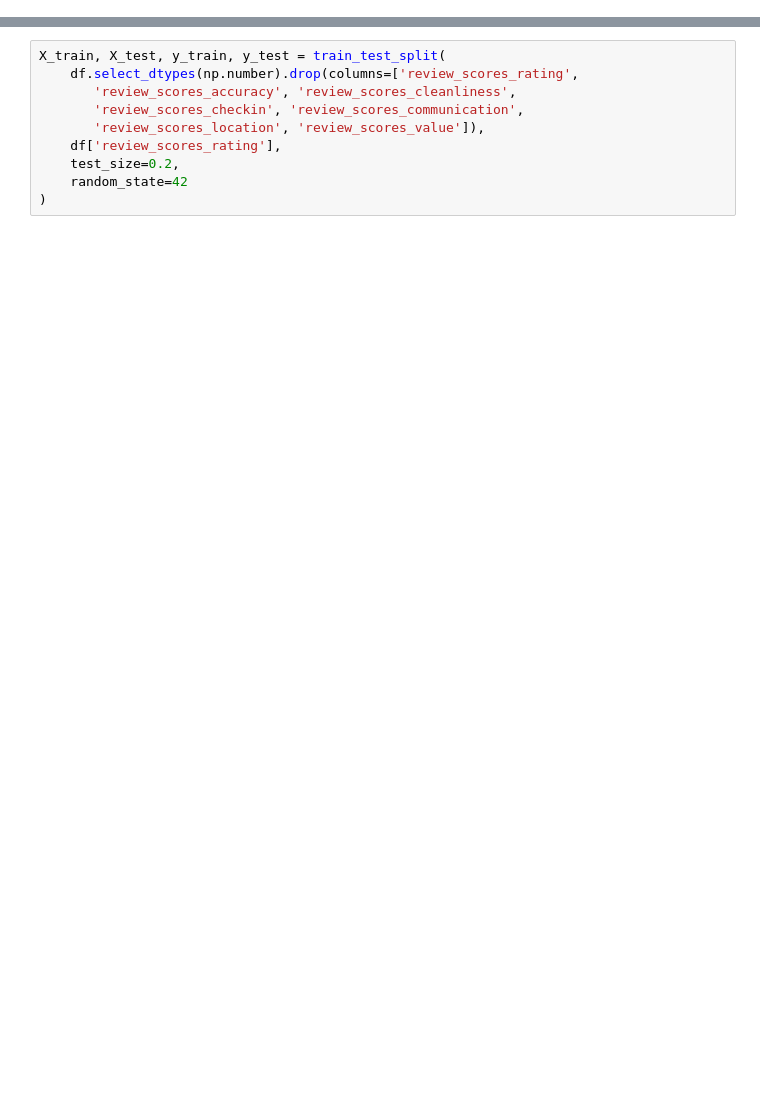
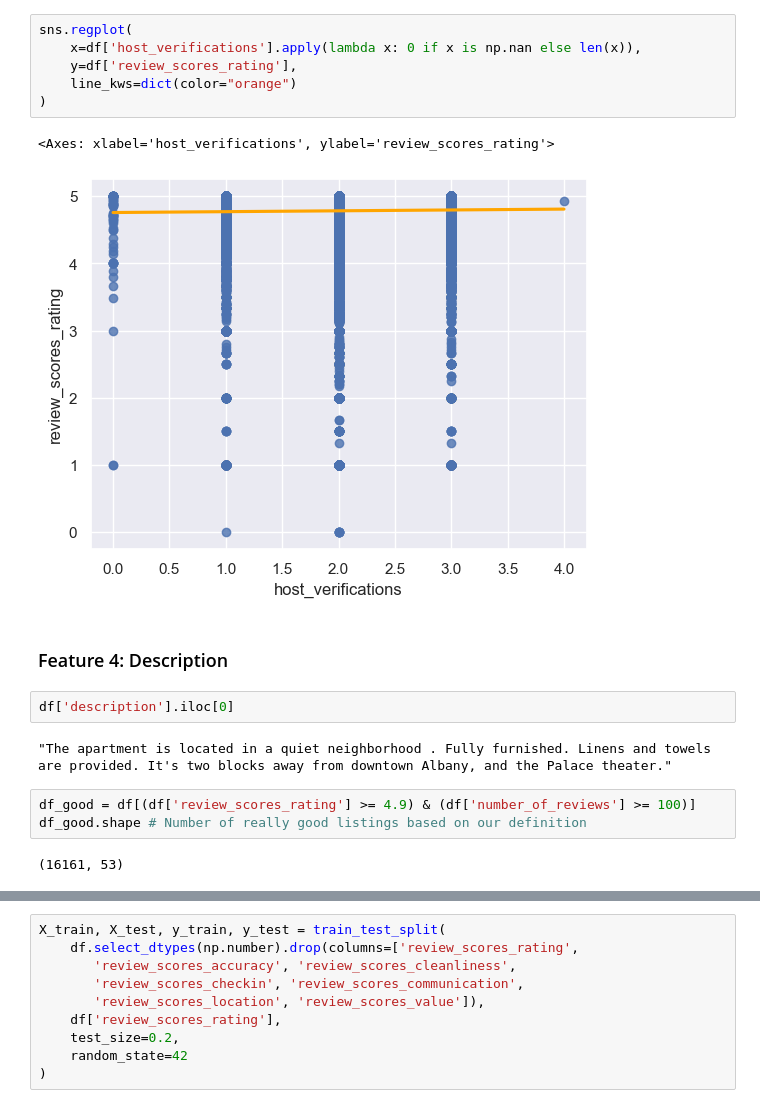
Before and after one commit to doanhandonly/RAD-CSE151A-Project, a Jupyter notebook: model/base_model.ipynb, the cells around one changed output, grey strips where cells are left out. Drawn from its saved outputs; the diff is of its cells as text; blank space fills up the shorter version.

```diff
--- a/model/base_model.ipynb
+++ b/model/base_model.ipynb
@@ -8,0 +314,20 @@ from sklearn.metrics import mean_absolute_error, mean_squared_error
+# %%
+sns.regplot(
+    x=df['host_verifications'].apply(lambda x: 0 if x is np.nan else len(x)),
+    y=df['review_scores_rating'],
+    line_kws=dict(color="orange")
+)
+# %% [output]
+<Axes: xlabel='host_verifications', ylabel='review_scores_rating'>
+[figure, added]
+# %% [markdown]
+### Feature 4: Description
+# %%
+df['description'].iloc[0]
+# %% [output]
+"The apartment is located in a quiet neighborhood . Fully furnished. Linens and towels are provided. It's two blocks away from downtown Albany, and the Palace theater."
+# %%
+df_good = df[(df['review_scores_rating'] >= 4.9) & (df['number_of_reviews'] >= 100)]
+df_good.shape # Number of really good listings based on our definition
+# %% [output]
+(16161, 53)
```
Also changed, not shown: parts of 67 cells of this notebook.
